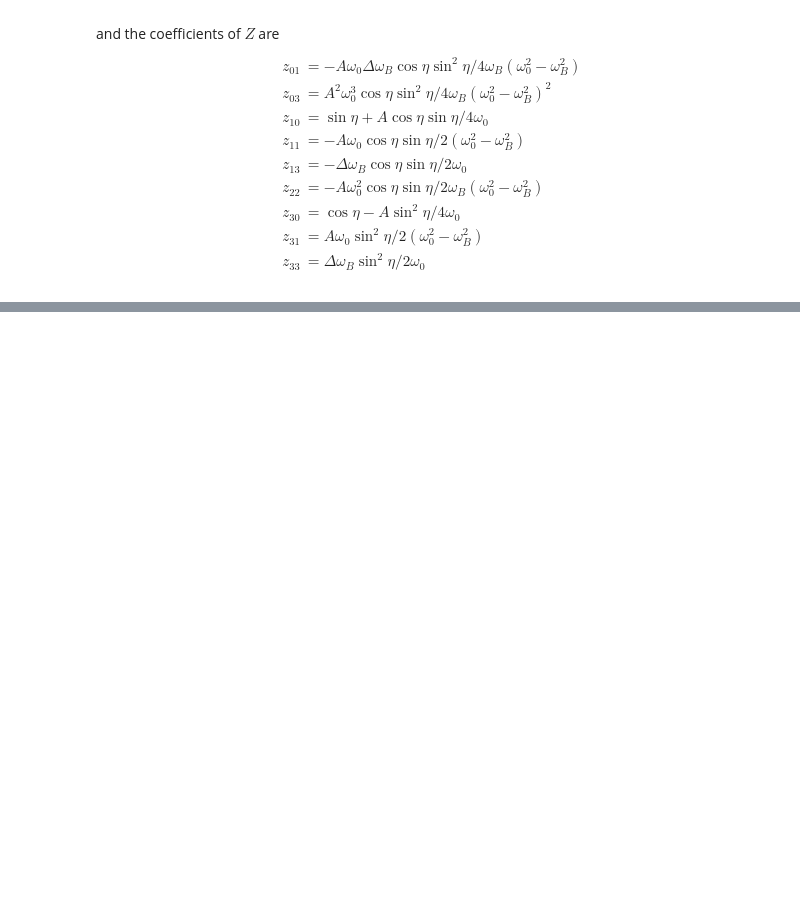
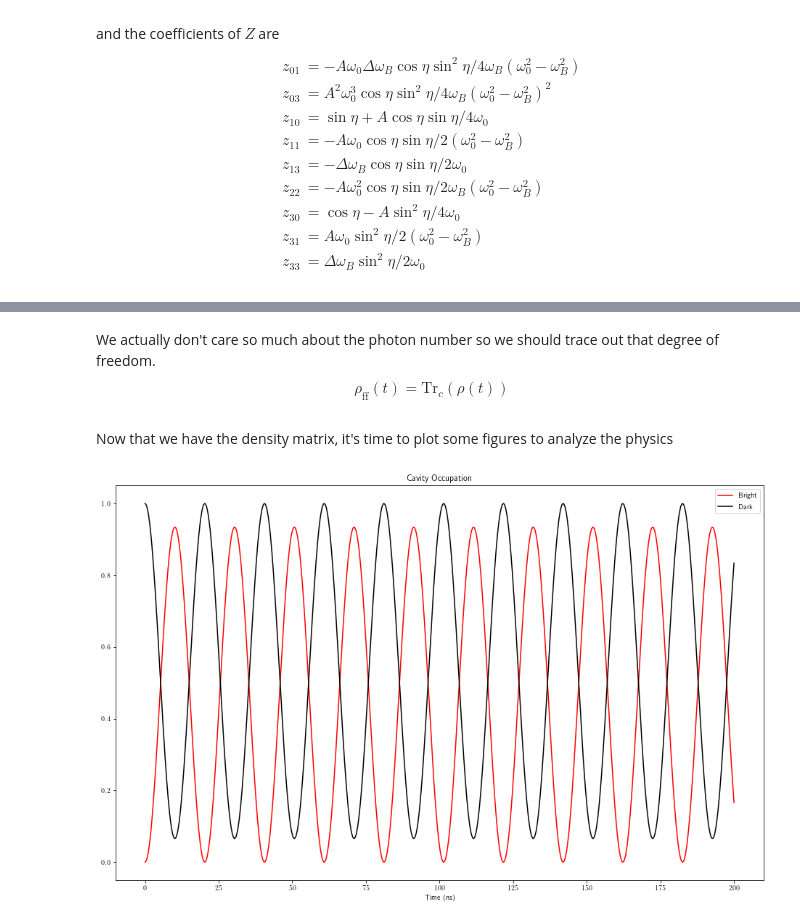
Before and after one commit to jtruong04/FlipFlopQubit_CavityCoupling, a Jupyter notebook: _notebooks/Time_Evolution.ipynb, the cells around one changed output, grey strips where cells are left out. Drawn from its saved outputs; the diff is of its cells as text; code cells hidden in the pictures; blank space fills up the shorter version.

Commit message:
Generated figures for 1q1p0n

```diff
--- a/_notebooks/Time_Evolution.ipynb
+++ b/_notebooks/Time_Evolution.ipynb
@@ -110,0 +82,7 @@ gc = 0.3 # GHz, TODO: Find actual value for this
+# %%
+# Initial states
+initial_cavity_state = np.array([[1,0]]).transpose()
+initial_flipflop_state = np.array([[0,1,0,0]]).transpose()
+initial_total_state = np.kron(initial_cavity_state,initial_flipflop_state)
+initial_rho = np.kron(initial_total_state.transpose(),initial_total_state)
+initial_rho_vec = initial_rho.flatten()
@@ -110,0 +94,29 @@ gc = 0.3 # GHz, TODO: Find actual value for this
+# %%
+# R matrices in Liouville-Fock space
+RR = np.kron(R,R)
+R_inv = np.linalg.inv(R)
+RR_INV = np.kron(R_inv,R_inv)
+# Oscillating term in L-F space. This guy is time dependent. We'll shape this as (N_t, ROW, COLS)
+N_t = 3000
+T_Max = 200
+t = np.arange(0,T_Max,T_Max/N_t)
+W_mat = np.kron(np.diag(W),np.eye(8))-np.kron(np.eye(8),np.diag(W))
+eiwt = np.zeros((N_t,64,64))
+for i, time in enumerate(t):
+    eiwt[i,:,:] = expm(-1j * W_mat * time)
+# %%
+# Multiply everything together and reshape back to matrix of shape (N_t, 8, 8)
+rho = (np.matmul(np.matmul(np.matmul(RR,eiwt),RR_INV),initial_rho_vec)).reshape(N_t,8,8)
+# %% [markdown]
+We actually don't care so much about the photon number so we should trace out that degree of freedom.
+$$
+    \rho_{\textrm{ff}}(t) = \textrm{Tr}_c(\rho(t))
+$$
+# %%
+N_c = 2
+N_ff = 4
+rho_tensor = rho.reshape(N_t, N_c, N_ff, N_c, N_ff)
+rho_ff = np.trace(rho_tensor, axis1 = 1, axis2 = 3)
+rho_cav = np.trace(rho_tensor, axis1 = 2, axis2 = 4)
+# %% [markdown]
+Now that we have the density matrix, it's time to plot some figures to analyze the physics
@@ -110,0 +128,12 @@ gc = 0.3 # GHz, TODO: Find actual value for this
+# %%
+fig=plt.figure(figsize=(16,10))
+ax = fig.add_subplot(111)
+ax.plot(t,rho_cav[:,1,1], label='Bright', color = 'red')
+ax.plot(t,rho_cav[:,0,0], label='Dark', color = 'black')
+ax.set_xlabel('Time (ns)')
+ax.set_ylabel('')
+ax.set_title('Cavity Occupation')
+plt.legend(loc=0)
+plt.show()
+# %% [output]
+[figure, added]
```
Also changed, not shown: parts of 9 cells of this notebook, 1 other file.
